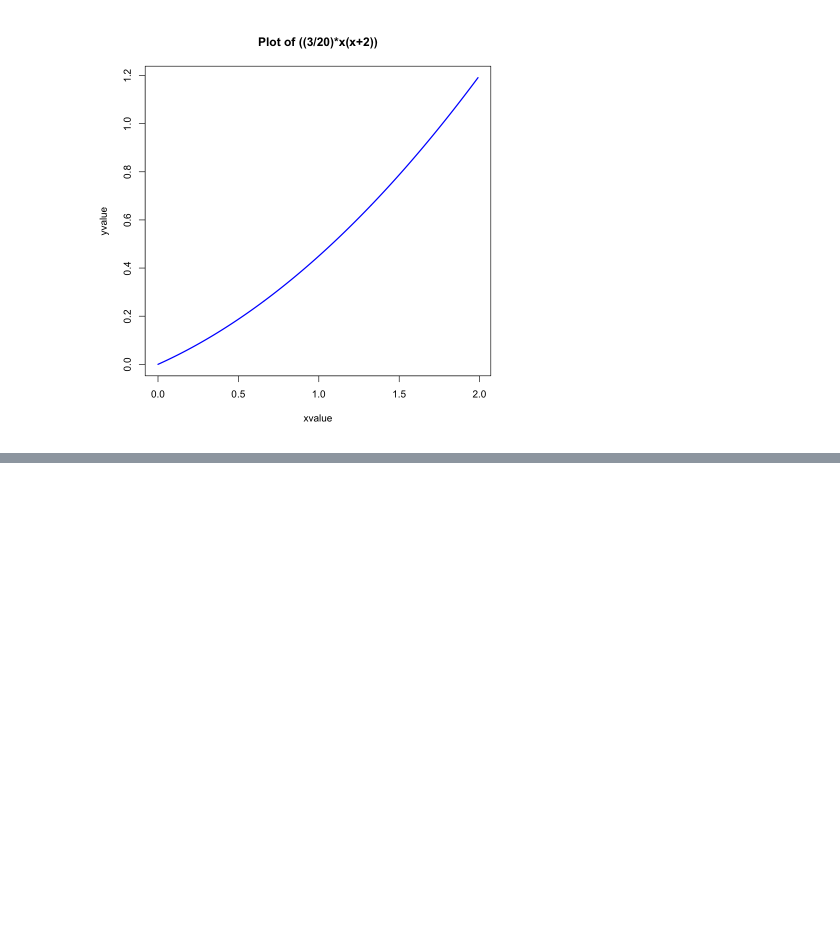
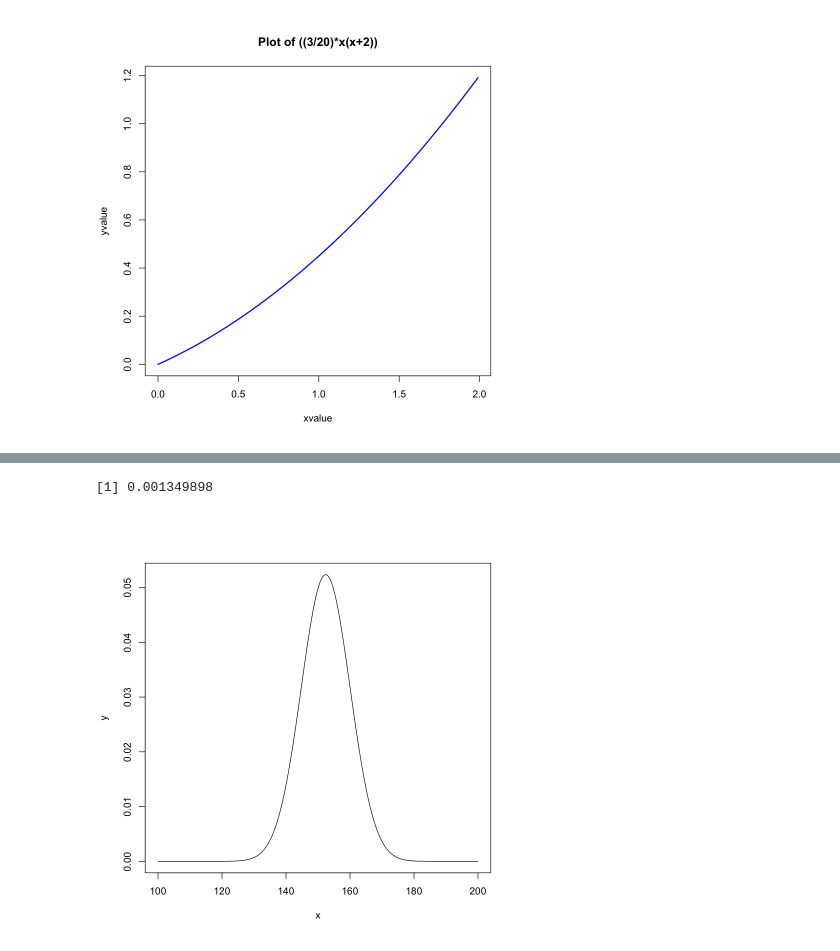
Before and after one commit to valazeinali/Dartmouth, a Jupyter notebook: Fall 2020/Biostats 1/Problem Set 1.ipynb, the cells around one changed output, grey strips where cells are left out. Saved outputs shown, nothing was run; the diff lists cells and outputs as text; code cells hidden in the pictures; blank space fills up the shorter version.

```diff
--- a/Fall 2020/Biostats 1/Problem Set 1.ipynb
+++ b/Fall 2020/Biostats 1/Problem Set 1.ipynb
@@ -367,0 +432,13 @@ curve(((3/20)*x*(x+2)), from=0, to=1.99, n=300, xlab="xvalue", ylab="yvalue",
+# %%
+#a) What proportion of the population is over 6 ft tall?
+sixfoot <- (1 - pnorm(72, mean = 60, sd = 4))
+sixfoot
+# %% [output]
+[1] 0.001349898
+# %%
+# b) What is the distribution of heights if they are expressed in centimeters?
+x <- seq(100, 200, length=1000)
+y <- dnorm(x, mean= 60 * 2.54, sd= 3 * 2.54)
+plot(x, y, type="l", lwd=1)
+# %% [output]
+[figure, added]
```
Also changed, not shown: parts of 12 cells of this notebook.
